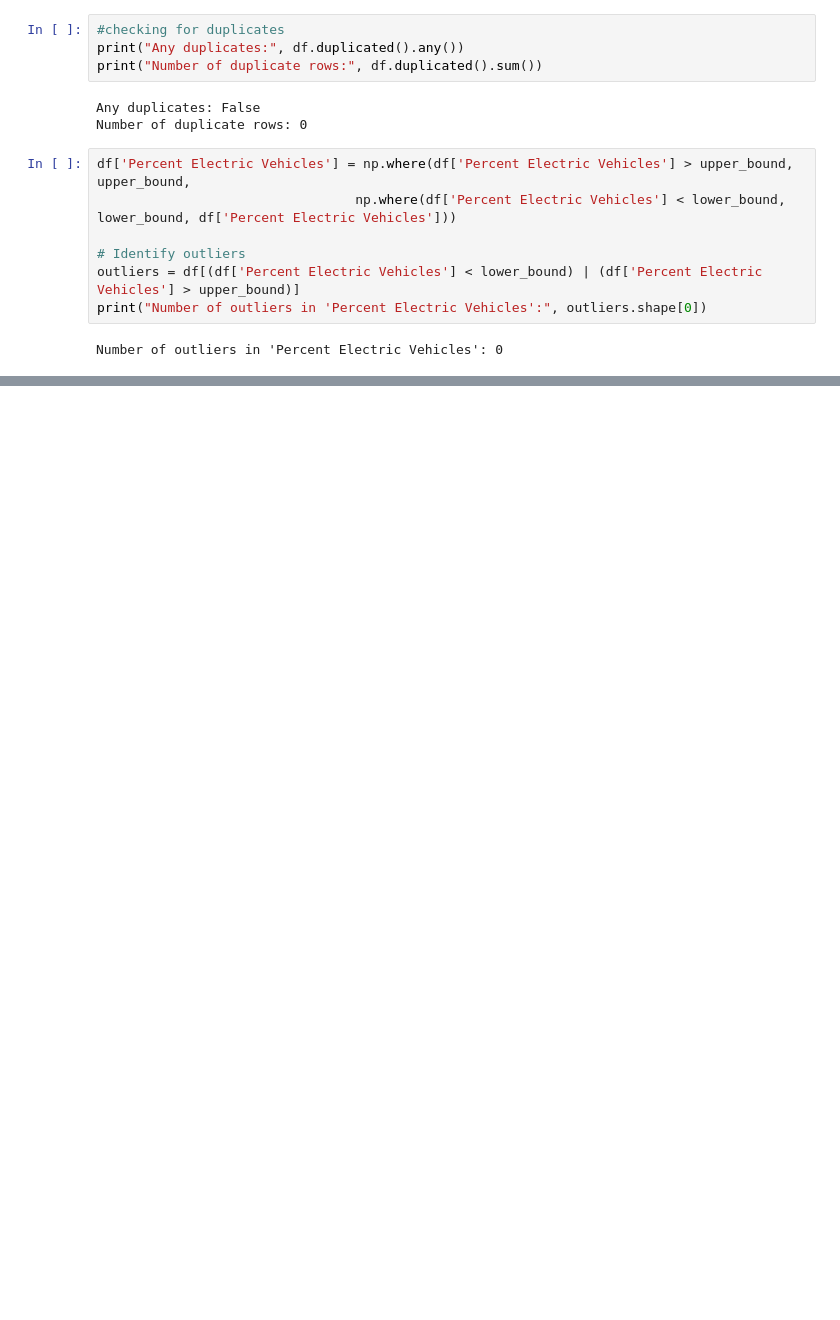
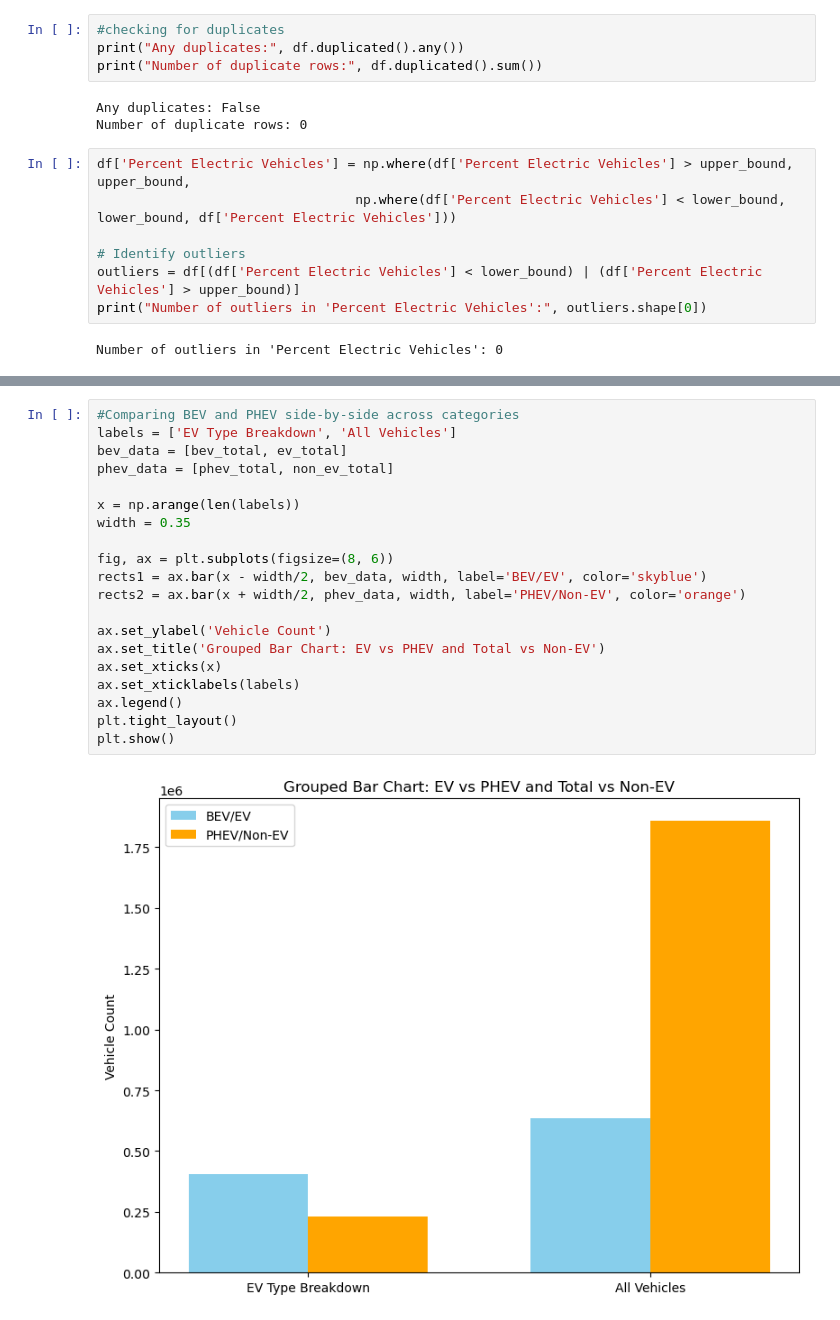
Before and after one commit to Ari-web-des/EV_Vehicle_Charge_Demand, a Jupyter notebook: EV_Adoption_forecasting.ipynb, the cells around one changed output, grey strips where cells are left out. Drawn from its saved outputs; the diff is of its cells as text; blank space fills up the shorter version.

```diff
--- a/EV_Adoption_forecasting.ipynb
+++ b/EV_Adoption_forecasting.ipynb
@@ -162,0 +223,22 @@ Number of outliers in 'Percent Electric Vehicles': 0
+# %%
+#Comparing BEV and PHEV side-by-side across categories
+labels = ['EV Type Breakdown', 'All Vehicles']
+bev_data = [bev_total, ev_total]
+phev_data = [phev_total, non_ev_total]
+
+x = np.arange(len(labels))
+width = 0.35
+
+fig, ax = plt.subplots(figsize=(8, 6))
+rects1 = ax.bar(x - width/2, bev_data, width, label='BEV/EV', color='skyblue')
+rects2 = ax.bar(x + width/2, phev_data, width, label='PHEV/Non-EV', color='orange')
+
+ax.set_ylabel('Vehicle Count')
+ax.set_title('Grouped Bar Chart: EV vs PHEV and Total vs Non-EV')
+ax.set_xticks(x)
+ax.set_xticklabels(labels)
+ax.legend()
+plt.tight_layout()
+plt.show()
+# %% [output]
+[figure, added]
```
Also changed, not shown: parts of 29 cells of this notebook.
